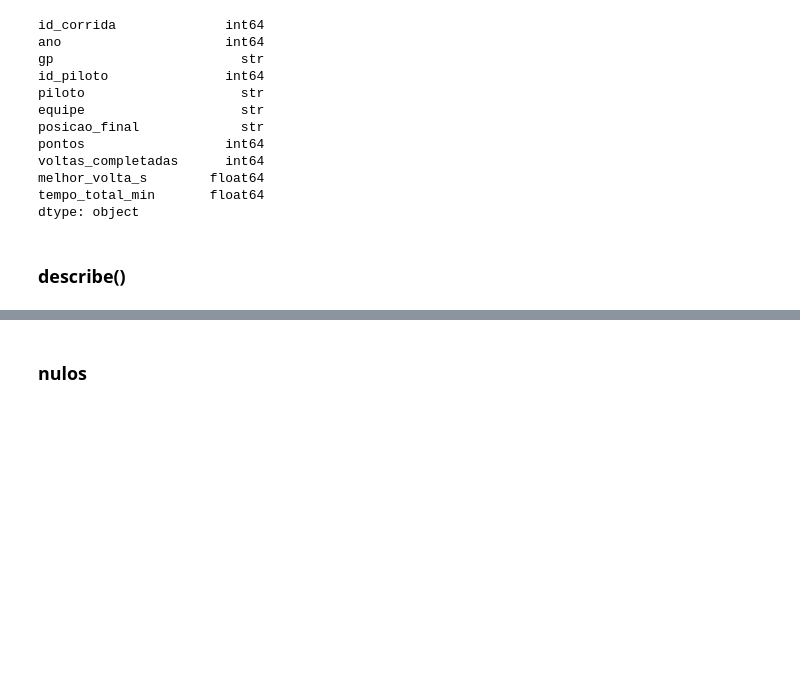
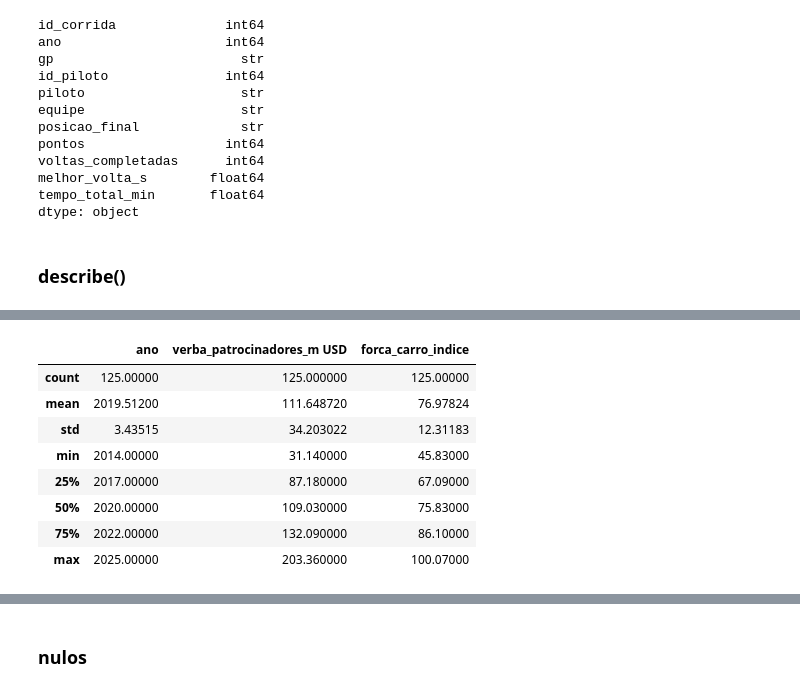
Before and after one commit to Somutt/revisao_py, a Jupyter notebook: 02_data_analysis/pandas_f1.ipynb, the cells around one changed output, grey strips where cells are left out. Saved outputs shown, nothing was run; the diff lists cells and outputs as text; code cells hidden in the pictures; blank space fills up the shorter version.

```diff
--- a/02_data_analysis/pandas_f1.ipynb
+++ b/02_data_analysis/pandas_f1.ipynb
@@ -383,0 +392,12 @@ dtype: object
+# %%
+financeiro_df.describe()
+# %% [output]
+|  | ano | verba_patrocinadores_m USD | forca_carro_indice |
+| count | 125.00000 | 125.000000 | 125.00000 |
+| mean | 2019.51200 | 111.648720 | 76.97824 |
+| std | 3.43515 | 34.203022 | 12.31183 |
+| min | 2014.00000 | 31.140000 | 45.83000 |
+| 25% | 2017.00000 | 87.180000 | 67.09000 |
+| 50% | 2020.00000 | 109.030000 | 75.83000 |
+| 75% | 2022.00000 | 132.090000 | 86.10000 |
+| max | 2025.00000 | 203.360000 | 100.07000 |
```
Also changed, not shown: parts of 10 cells of this notebook.
